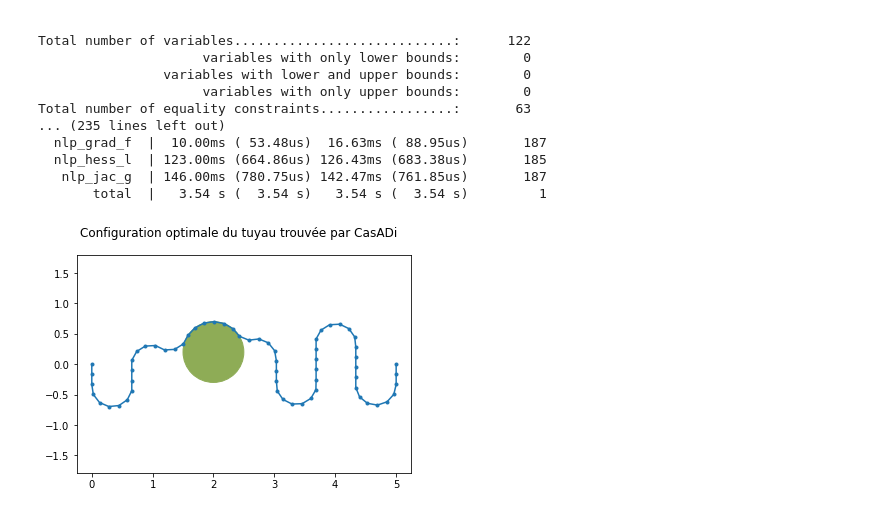
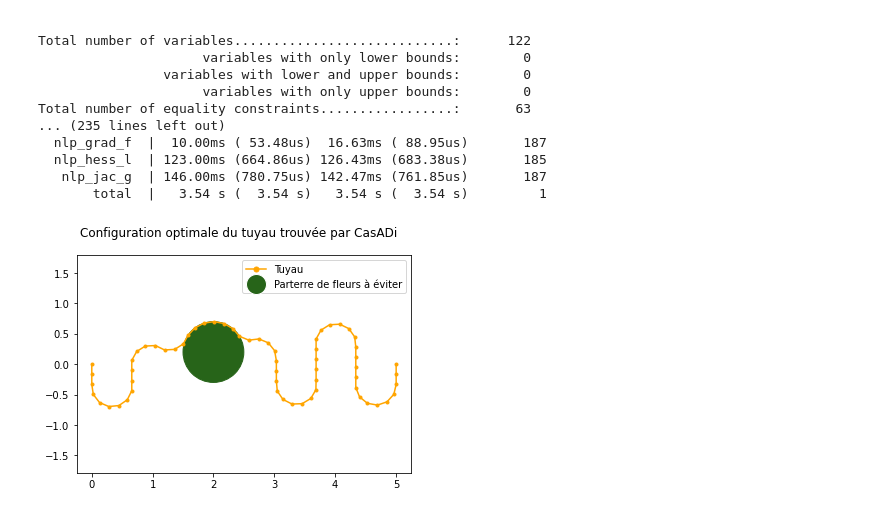
Before and after one commit to LouisJustinTALLOT/projet-optimisation-alvarez-tallot, a Jupyter notebook: projet_optimisation_alvarez_tallot.ipynb, the cells around one changed output. Cells and saved outputs as stored; diff of their text form; code cells hidden in the pictures.

Commit message:
affichage + joli du parterre

```diff
--- a/projet_optimisation_alvarez_tallot.ipynb
+++ b/projet_optimisation_alvarez_tallot.ipynb
@@ -258,20 +258,33 @@ Total number of equality constraints.................:       63
        total  |   3.54 s (  3.54 s)   3.54 s (  3.54 s)         1
 # %%
 # les couleurs pour que ça soit joli
-couleur_tuyau = "blue"
-couleur_parterre = matplotlib.cm.gist_earth(0.6)
+couleur_tuyau = "orange"
+# couleur_parterre = matplotlib.cm.gist_earth(0.6)
+couleur_parterre = matplotlib.cm.PiYG(0.999)
 
 
 result = sol.value(z)
 X = [result[i] for i in range(N+1, 2*N+2)]
 Y = [result[i] for i in range(0, N+1)]
-plt.plot(X, Y, marker='.')
+plt.plot(X, Y, marker='.', color=couleur_tuyau)
 plt.axis('equal')
 plt.suptitle("Configuration optimale du tuyau trouvée par CasADi")
 
 parterre_fleurs = plt.Circle((x_P, y_P), R, color=couleur_parterre)
 
+
+legende_tuyau = plt.Line2D(range(1), range(1),
+                           marker="o", color=couleur_tuyau)
+
+
+# plt.legend(handles=[matplotlib.patches.Patch(color=couleur_tuyau, label="Tuyau")])
+
+line1 = plt.Line2D([], [], color=couleur_tuyau,
+                   marker='o',markersize=5, markerfacecolor=couleur_tuyau)
+line2 = plt.Line2D([], [], color="white",
+                   marker='o',markersize=20,markerfacecolor=couleur_parterre)
+plt.legend((line1,line2),('Tuyau','Parterre de fleurs à éviter'))#,numpoints=1, loc=1)
 plt.gca().add_artist(parterre_fleurs)
 plt.show()
 # %% [output]
-[figure, old version]
+[figure, new version]
```
